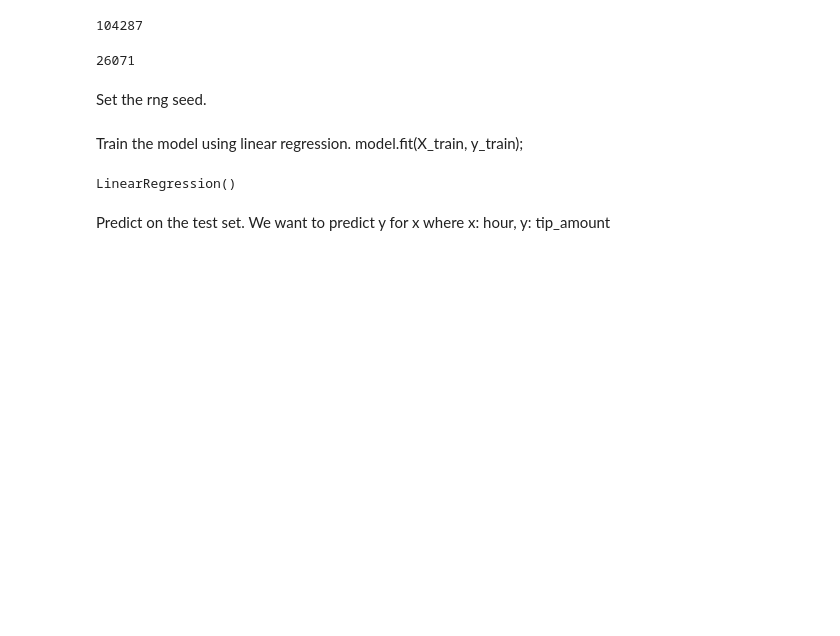
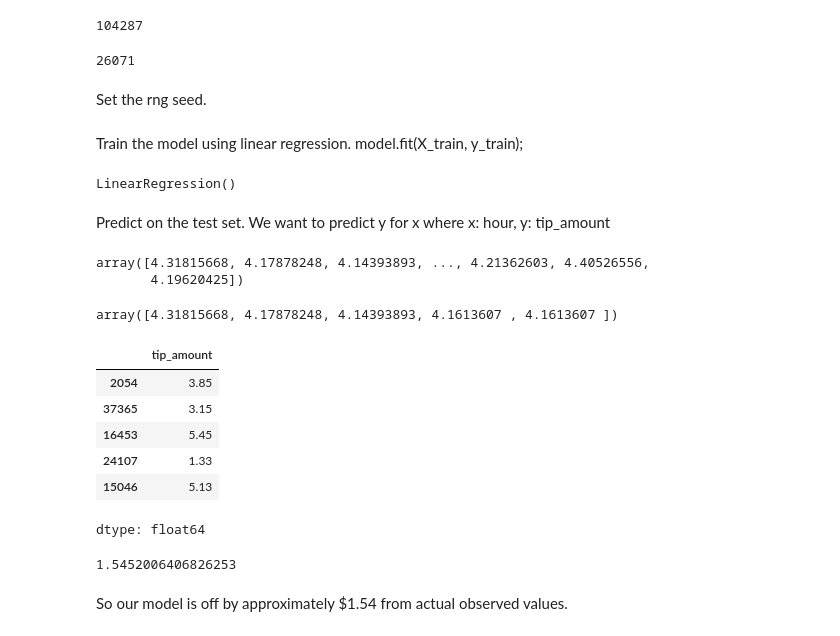
Before and after one commit to Jay-PhDAI/PhDAI732, a Jupyter notebook: Group_Project_1/Group_Project_1.ipynb, the cells around one changed output. Drawn from its saved outputs; the diff is of its cells as text; code cells hidden in the pictures; blank space fills up the shorter version.

```diff
--- a/Group_Project_1/Group_Project_1.ipynb
+++ b/Group_Project_1/Group_Project_1.ipynb
@@ -316,3 +318,22 @@ Predict on the test set. We want to predict y for x
 where x: hour, y: tip_amount
 # %%
 tip_pred = model.predict(test_set[['hour']])
+# %%
+tip_pred
+# %% [output]
+array([4.31815668, 4.17878248, 4.14393893, ..., 4.21362603, 4.40526556,
+       4.19620425])
+# %%
+tip_pred[:5]
+# %% [output]
+array([4.31815668, 4.17878248, 4.14393893, 4.1613607 , 4.1613607 ])
+# %%
+train_set['tip_amount'][:5]
+# %% [output]
+|  | tip_amount |
+| 2054 | 3.85 |
+| 37365 | 3.15 |
+| 16453 | 5.45 |
+| 24107 | 1.33 |
+| 15046 | 5.13 |
+dtype: float64
@@ -318,0 +342,6 @@ tip_pred = model.predict(test_set[['hour']])
+# %%
+print(rmse)
+# %% [output]
+1.5452006406826253
+# %% [markdown]
+So our model is off by approximately $1.54 from actual observed values.
```
Also changed, not shown: parts of 2 cells of this notebook.
